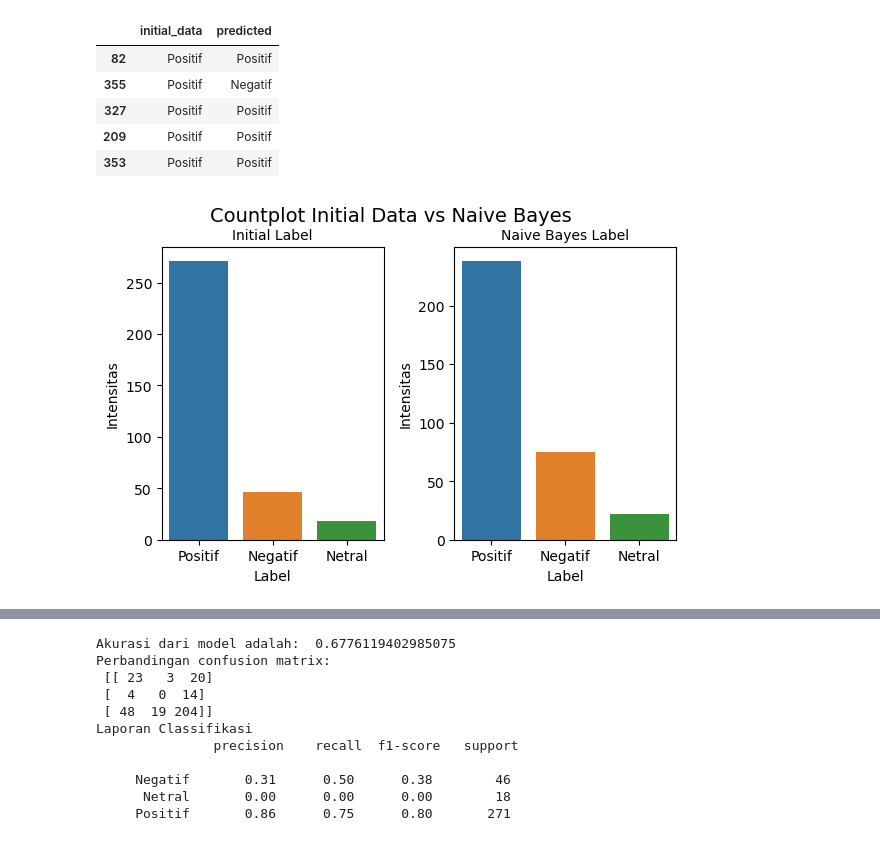
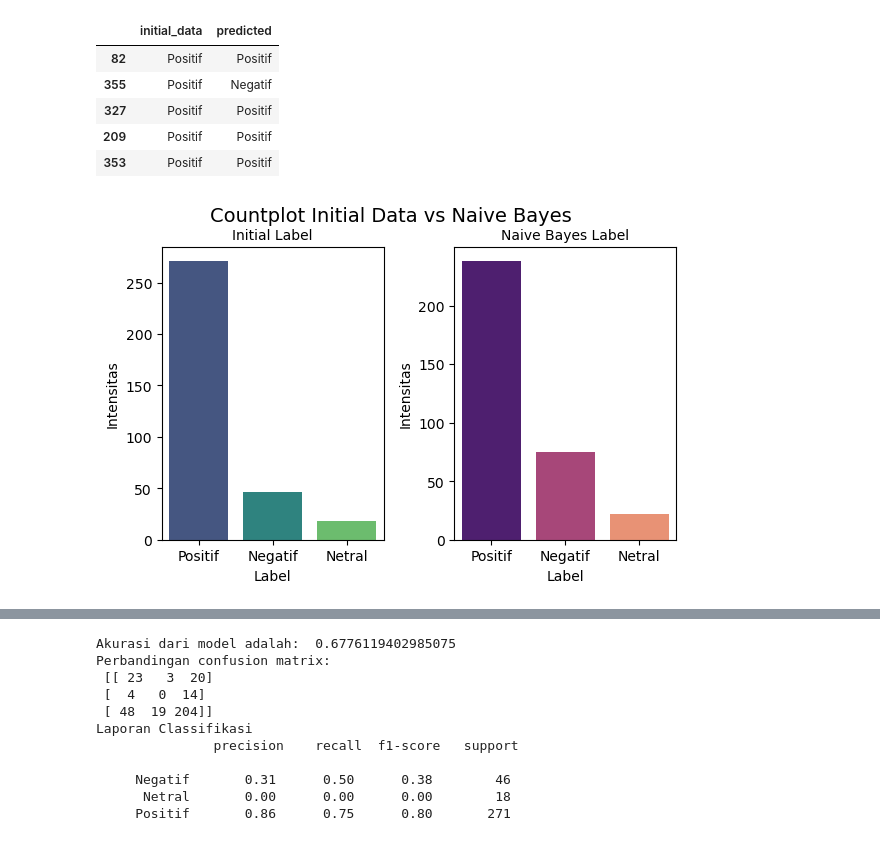
Before and after one commit to alchemista27/svm_vs_naive_bayes, a Jupyter notebook: naive_bayes_analysis.ipynb, the cells around one changed output, grey strips where cells are left out. Saved outputs shown, nothing was run; the diff lists cells and outputs as text; code cells hidden in the pictures.

Commit message:
Adding different styles to the countplot

```diff
--- a/naive_bayes_analysis.ipynb
+++ b/naive_bayes_analysis.ipynb
@@ -237,20 +237,20 @@ comp.head()
 # %%
 # Visualizing data
 fig, ax = plt.subplots(1,2, figsize=(6,4))
 
-sns.countplot(data=comp, x='initial_data', ax=ax[0])
-sns.countplot(data=comp, x='predicted', ax=ax[1])
+sns.countplot(data=comp, x='initial_data', ax=ax[0], palette='viridis')
+sns.countplot(data=comp, x='predicted', ax=ax[1], palette='magma')
 fig.suptitle('Countplot Initial Data vs Naive Bayes', fontsize=14)
 fig.tight_layout()
 ax[0].set_title('Initial Label', fontsize=10)
 ax[0].set_xlabel('Label', fontsize=10)
 ax[0].set_ylabel('Intensitas', fontsize=10)
 ax[1].set_title('Naive Bayes Label', fontsize=10)
 ax[1].set_xlabel('Label', fontsize=10)
 ax[1].set_ylabel('Intensitas', fontsize=10)
 plt.show()
 # %% [output]
-[figure, old version]
+[figure, new version]
 # %%
 # Visualizing the text
 from wordcloud import WordCloud, STOPWORDS
```
Also changed, not shown: parts of 1 cell of this notebook, 3 other files.
